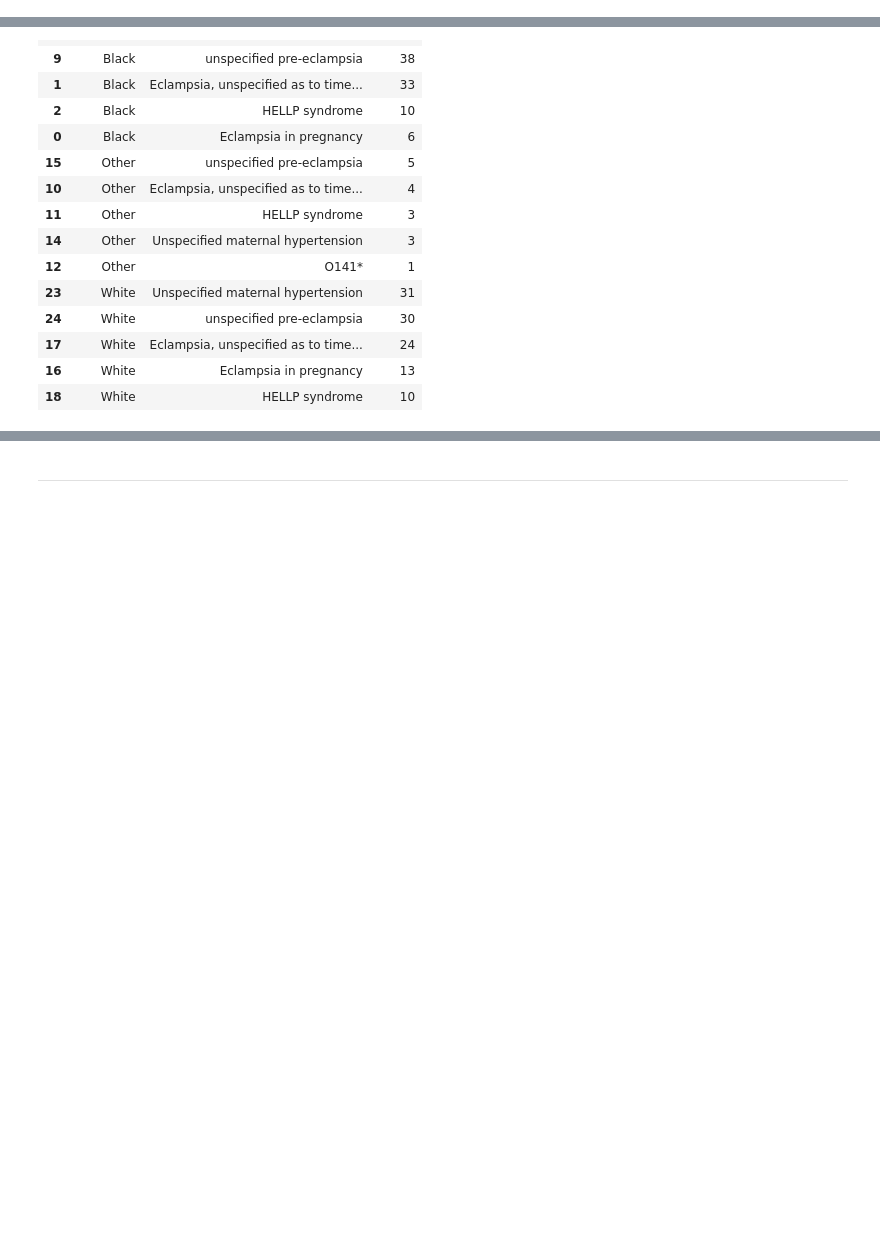
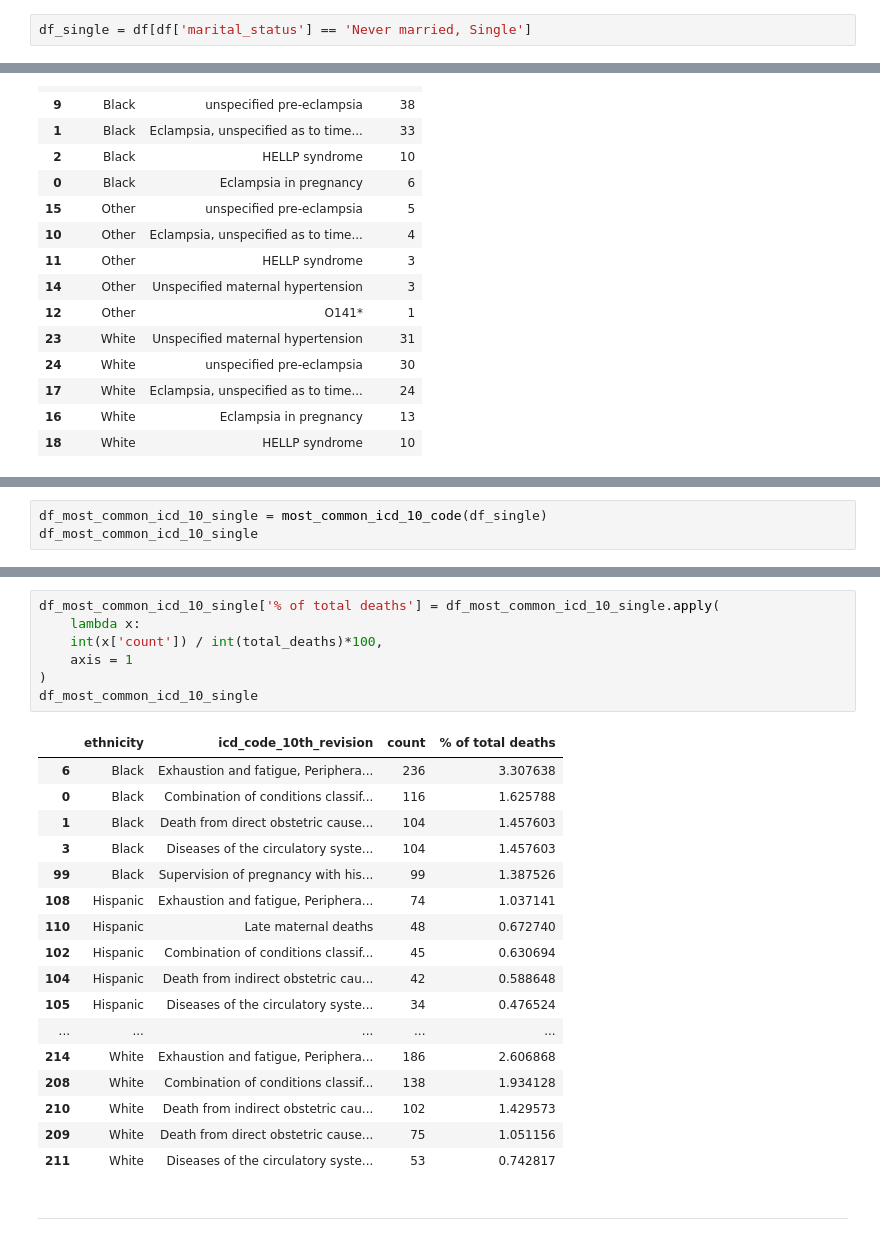
Before and after one commit to andrezafeu/maternal_mortality, a Jupyter notebook: EDA.ipynb, the cells around one changed output, grey strips where cells are left out. Drawn from its saved outputs; the diff is of its cells as text; blank space fills up the shorter version.

```diff
--- a/EDA.ipynb
+++ b/EDA.ipynb
@@ -118,0 +139,2 @@ df_non_hispanic = df[df["hispanic_origin"] == "Non – Hispanic"]
+# %%
+df_single = df[df['marital_status'] == 'Never married, Single']
@@ -683,0 +731,3 @@ most_common_icd_10_code(df_eclampsia_non_hispanic)
+# %%
+df_most_common_icd_10_single = most_common_icd_10_code(df_single)
+df_most_common_icd_10_single
@@ -684,3 +752,28 @@ most_common_icd_10_code(df_eclampsia_non_hispanic)
+# %%
+df_most_common_icd_10_single['% of total deaths'] = df_most_common_icd_10_single.apply(
+    lambda x:
+    int(x['count']) / int(total_deaths)*100,
+    axis = 1
+)
+df_most_common_icd_10_single
+# %% [output]
+|  | ethnicity | icd_code_10th_revision | count | % of total deaths |
+| 6 | Black | Exhaustion and fatigue, Periphera... | 236 | 3.307638 |
+| 0 | Black | Combination of conditions classif... | 116 | 1.625788 |
+| 1 | Black | Death from direct obstetric cause... | 104 | 1.457603 |
+| 3 | Black | Diseases of the circulatory syste... | 104 | 1.457603 |
+| 99 | Black | Supervision of pregnancy with his... | 99 | 1.387526 |
+| 108 | Hispanic | Exhaustion and fatigue, Periphera... | 74 | 1.037141 |
+| 110 | Hispanic | Late maternal deaths | 48 | 0.672740 |
+| 102 | Hispanic | Combination of conditions classif... | 45 | 0.630694 |
+| 104 | Hispanic | Death from indirect obstetric cau... | 42 | 0.588648 |
+| 105 | Hispanic | Diseases of the circulatory syste... | 34 | 0.476524 |
+| ... | ... | ... | ... | ... |
+| 214 | White | Exhaustion and fatigue, Periphera... | 186 | 2.606868 |
+| 208 | White | Combination of conditions classif... | 138 | 1.934128 |
+| 210 | White | Death from indirect obstetric cau... | 102 | 1.429573 |
+| 209 | White | Death from direct obstetric cause... | 75 | 1.051156 |
+| 211 | White | Diseases of the circulatory syste... | 53 | 0.742817 |
 # %% [markdown]
 ---
 # %%
```
Also changed, not shown: parts of 35 cells of this notebook, 1 other file.
